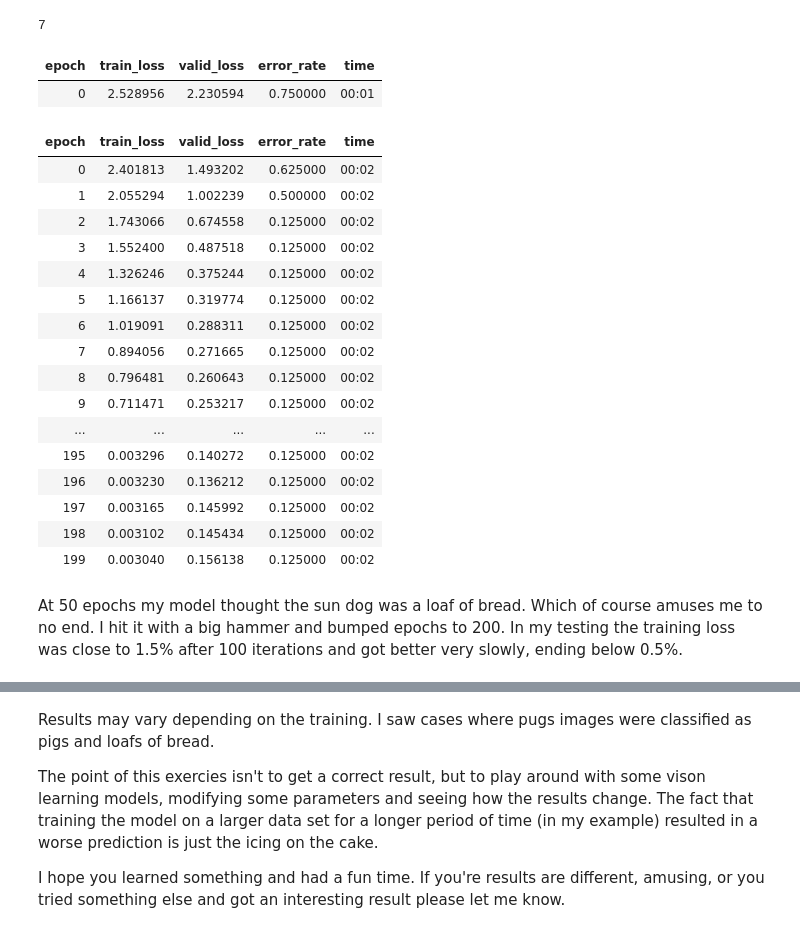
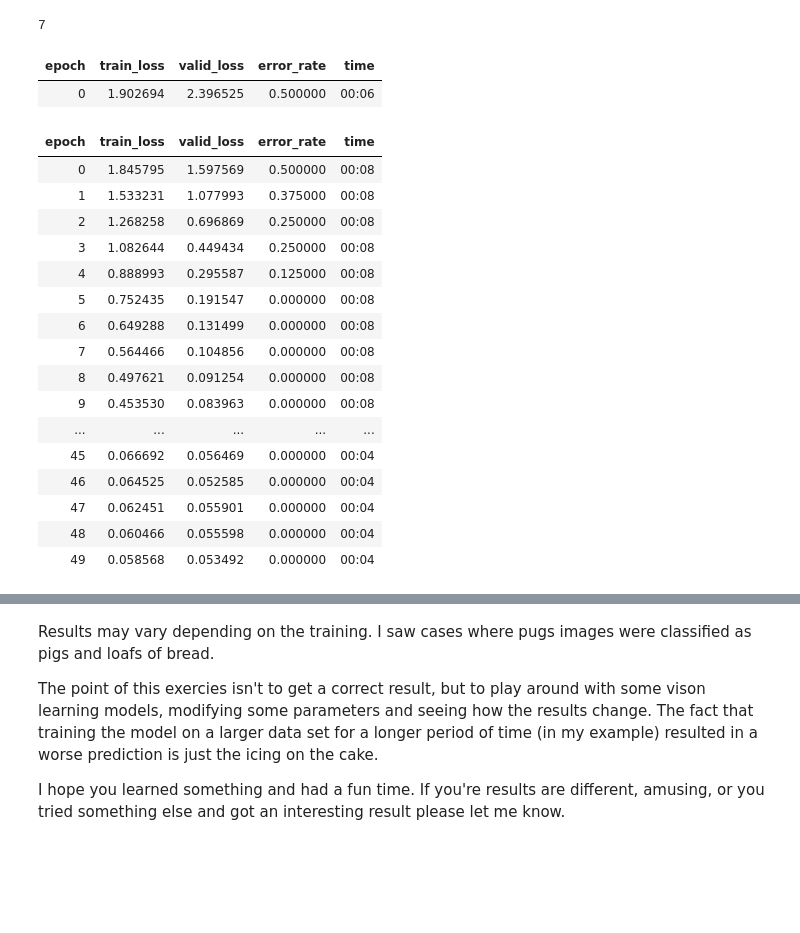
Before and after one commit to jewzaam/aiml-sandbox, a Jupyter notebook: blog-mnm.ipynb, the cells around one changed output, grey strips where cells are left out. Drawn from its saved outputs; the diff is of its cells as text; code cells hidden in the pictures; blank space fills up the shorter version.

Commit message:
reduced epochs for last training

```diff
--- a/blog-mnm.ipynb
+++ b/blog-mnm.ipynb
@@ -348,30 +347,27 @@ len(failed)
 7
 # %%
 learn = vision_learner(dls, model, metrics=error_rate)
-learn.fine_tune(200)
+learn.fine_tune(50)
 # %% [output]
 | epoch | train_loss | valid_loss | error_rate | time |
-| 0 | 2.528956 | 2.230594 | 0.750000 | 00:01 |
+| 0 | 1.902694 | 2.396525 | 0.500000 | 00:06 |
 | epoch | train_loss | valid_loss | error_rate | time |
-| 0 | 2.401813 | 1.493202 | 0.625000 | 00:02 |
-| 1 | 2.055294 | 1.002239 | 0.500000 | 00:02 |
-| 2 | 1.743066 | 0.674558 | 0.125000 | 00:02 |
-| 3 | 1.552400 | 0.487518 | 0.125000 | 00:02 |
-| 4 | 1.326246 | 0.375244 | 0.125000 | 00:02 |
-| 5 | 1.166137 | 0.319774 | 0.125000 | 00:02 |
-| 6 | 1.019091 | 0.288311 | 0.125000 | 00:02 |
-| 7 | 0.894056 | 0.271665 | 0.125000 | 00:02 |
-| 8 | 0.796481 | 0.260643 | 0.125000 | 00:02 |
-| 9 | 0.711471 | 0.253217 | 0.125000 | 00:02 |
+| 0 | 1.845795 | 1.597569 | 0.500000 | 00:08 |
+| 1 | 1.533231 | 1.077993 | 0.375000 | 00:08 |
+| 2 | 1.268258 | 0.696869 | 0.250000 | 00:08 |
+| 3 | 1.082644 | 0.449434 | 0.250000 | 00:08 |
+| 4 | 0.888993 | 0.295587 | 0.125000 | 00:08 |
+| 5 | 0.752435 | 0.191547 | 0.000000 | 00:08 |
+| 6 | 0.649288 | 0.131499 | 0.000000 | 00:08 |
+| 7 | 0.564466 | 0.104856 | 0.000000 | 00:08 |
+| 8 | 0.497621 | 0.091254 | 0.000000 | 00:08 |
+| 9 | 0.453530 | 0.083963 | 0.000000 | 00:08 |
 | ... | ... | ... | ... | ... |
-| 195 | 0.003296 | 0.140272 | 0.125000 | 00:02 |
-| 196 | 0.003230 | 0.136212 | 0.125000 | 00:02 |
-| 197 | 0.003165 | 0.145992 | 0.125000 | 00:02 |
-| 198 | 0.003102 | 0.145434 | 0.125000 | 00:02 |
-| 199 | 0.003040 | 0.156138 | 0.125000 | 00:02 |
+| 45 | 0.066692 | 0.056469 | 0.000000 | 00:04 |
+| 46 | 0.064525 | 0.052585 | 0.000000 | 00:04 |
+| 47 | 0.062451 | 0.055901 | 0.000000 | 00:04 |
+| 48 | 0.060466 | 0.055598 | 0.000000 | 00:04 |
+| 49 | 0.058568 | 0.053492 | 0.000000 | 00:04 |
-# %% [markdown]
-At 50 epochs my model thought the sun dog was a loaf of bread.  Which of course amuses me to no end.
-I hit it with a big hammer and bumped epochs to 200.  In my testing the training loss was close to 1.5% after 100 iterations and got better very slowly, ending below 0.5%.
 # %%
 check_category("sun dog")
 # %% [output]
```
Also changed, not shown: parts of 18 cells of this notebook.
